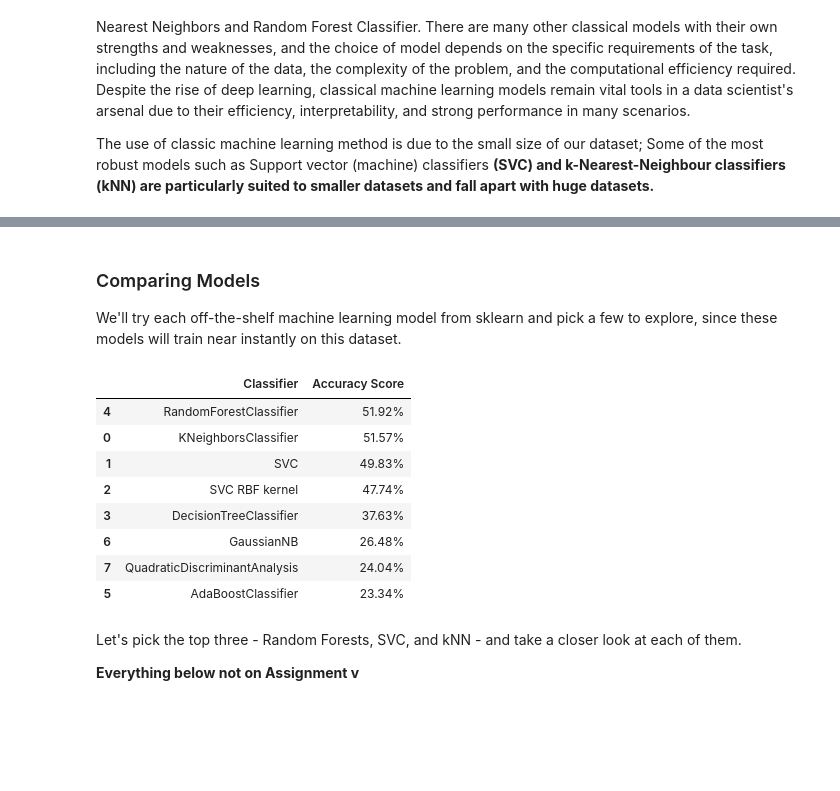
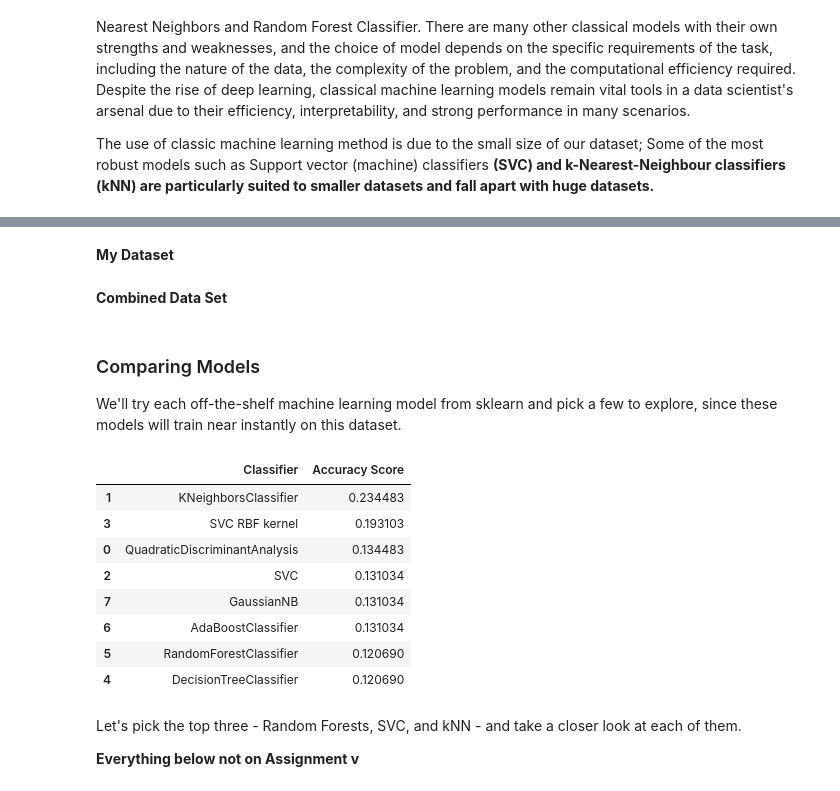
Before and after one commit to losmontoyaa/Week3-ClassicML, a Jupyter notebook: Week_3_MachineLearning.ipynb, the cells around one changed output, grey strips where cells are left out. Cells and saved outputs as stored; diff of their text form; code cells hidden in the pictures; blank space fills up the shorter version.

Commit message:
Updated with Assignment 3 Datasets.

```diff
--- a/Week_3_MachineLearning.ipynb
+++ b/Week_3_MachineLearning.ipynb
@@ -424,0 +646,23 @@ NameError: name 'features' is not defined
+# %% [markdown]
+**My Dataset**
+# %%
+from sklearn.model_selection import train_test_split
+
+############# Unscaled test/train set #############
+my_X_train, my_X_test, my_y_train, my_y_test =train_test_split(
+    my_features,
+    my_emotions,
+    test_size=0.2, #<----
+    random_state=42 #<---- we need to shuffle the data. "seed" for the random state
+)
+
+############ Standard Scaled test/train set ###########
+# The labels/classes (y_train, y_test) never change, keep old values
+my_X_train_scaled, my_X_test_scaled, _, _ = train_test_split(
+    my_features_scaled,
+    my_emotions,
+    test_size=0.2,
+    random_state=42
+)
+# %% [markdown]
+**Combined Data Set**
@@ -431,45 +704,67 @@ from sklearn.svm import SVC
 from sklearn.tree import DecisionTreeClassifier
 from sklearn.ensemble import RandomForestClassifier, AdaBoostClassifier
 from sklearn.naive_bayes import GaussianNB
 from sklearn.discriminant_analysis import QuadraticDiscriminantAnalysis
+
 
 classification_models = [
     KNeighborsClassifier(),#(3),
     SVC(kernel='linear'),#, C=0.025),
     SVC(kernel='rbf'),
     DecisionTreeClassifier(),#max_depth=5),
     RandomForestClassifier(),#max_depth=5, n_estimators=10, max_features=1),
     AdaBoostClassifier(),
     GaussianNB(),
     QuadraticDiscriminantAnalysis()]
 
 #How do different scales affect the models. What are their sensitivities?
 #Add another line where you perform a second test on OUR recorded audio only. Basically do all of this again.
 #Copy changes into another cell. Add a whole other test. Only on my voices. And compare the two in the report. Then
 #train and test on the merged dataset and measure on scaling.
 
 scores = []
-score_on_my_data = [] #<---new
+score_on_my_data = []
+score_on_combined_data_scaled = []
+score_on_combined_data_minmax = []
 for model in classification_models:
     model.fit(X_train_scaled, y_train)
     score = model.score(X_test_scaled, y_test) #compares two thingies, the accuracy
-    score_on_my_data.appened(model.score(my_data_features,my_data_emotions)) #<---new
+    score_on_my_data.append([model_name, model.score(my_X_test_scaled, my_y_test)]) #<---using my SCALED data.
+    score_on_combined_data_scaled.append([model_name, model.score(combined_X_test_scaled, combined_y_test)]) #<---using combined data. (standard scaling)
+    score_on_combined_data_minmax.append([model_name, model.score(combined_X_test_minmax, combined_y_test)]) #<---using combined data. (minmax scaling)
     model_name = type(model).__name__
     if model_name=='SVC' and model.kernel=='rbf': model_name+=' RBF kernel'
     scores.append((model_name,(f'{100*score:.2f}%')))
+
+
+
+
 # Make it pretty
-scores_df = pd.DataFrame(scores,columns=['Classifier','Accuracy Score'])
-scores_df.sort_values(by='Accuracy Score',axis=0,ascending=False)
+#-------------RAVDESS SCORES-----------------
+#scores_df = pd.DataFrame(scores,columns=['Classifier','Accuracy Score'])
+#scores_df.sort_values(by='Accuracy Score',axis=0,ascending=False)
+
+#-------------MY DATA SET SCORES-----------------
+#my_scores_df = pd.DataFrame(score_on_my_data,columns=['Classifier','Accuracy Score'])
+#my_scores_df.sort_values(by='Accuracy Score',axis=0,ascending=False)
+
+#-------------RAVDESS + MY DATA SET (STANDARD SCALING) SCORES-----------------
+#combined_scores_df = pd.DataFrame(score_on_combined_data_scaled,columns=['Classifier','Accuracy Score'])
+#combined_scores_df.sort_values(by='Accuracy Score',axis=0,ascending=False)
+
+#-------------RAVDESS + MY DATA SET (MINMAX SCALING) SCORES-----------------
+combined_scores_minmax_df = pd.DataFrame(score_on_combined_data_minmax,columns=['Classifier','Accuracy Score'])
+combined_scores_minmax_df.sort_values(by='Accuracy Score',axis=0,ascending=False)
 # %% [output]
 |  | Classifier | Accuracy Score |
-| 4 | RandomForestClassifier | 51.92% |
-| 0 | KNeighborsClassifier | 51.57% |
-| 1 | SVC | 49.83% |
-| 2 | SVC RBF kernel | 47.74% |
-| 3 | DecisionTreeClassifier | 37.63% |
-| 6 | GaussianNB | 26.48% |
-| 7 | QuadraticDiscriminantAnalysis | 24.04% |
-| 5 | AdaBoostClassifier | 23.34% |
+| 1 | KNeighborsClassifier | 0.234483 |
+| 3 | SVC RBF kernel | 0.193103 |
+| 0 | QuadraticDiscriminantAnalysis | 0.134483 |
+| 2 | SVC | 0.131034 |
+| 7 | GaussianNB | 0.131034 |
+| 6 | AdaBoostClassifier | 0.131034 |
+| 5 | RandomForestClassifier | 0.120690 |
+| 4 | DecisionTreeClassifier | 0.120690 |
 # %% [markdown]
 Let's pick the top three - Random Forests, SVC, and kNN - and take a closer look at each of them.
 
```
Also changed, not shown: parts of 31 cells of this notebook.
